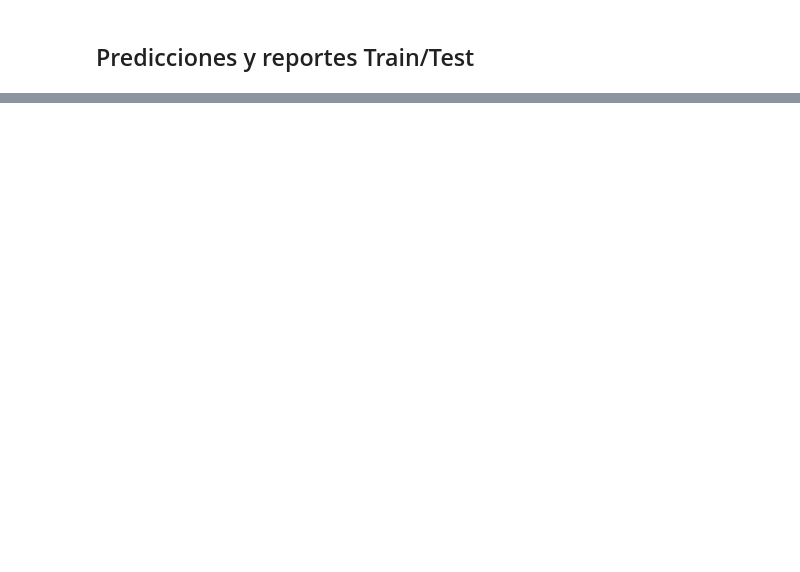
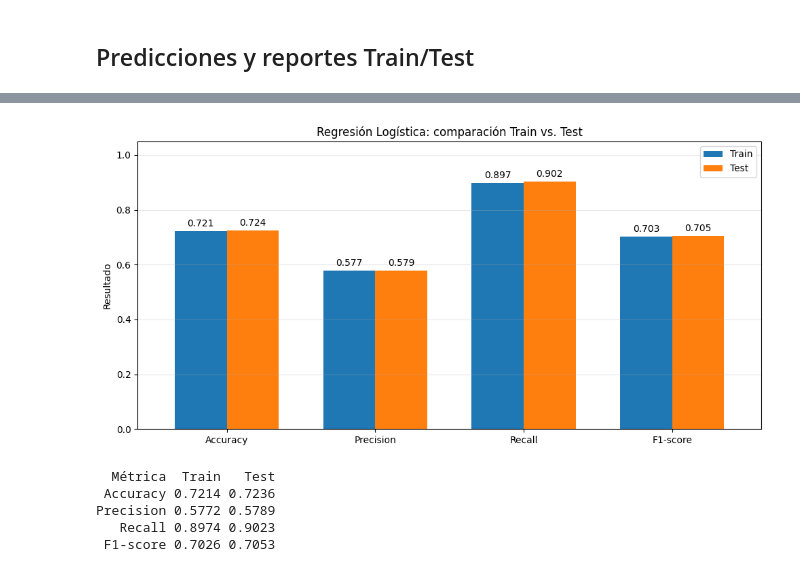
Before and after one commit to nachopedretti/diploup2026-TP2, a Jupyter notebook: notebooks/05_validacion.ipynb, the cells around one changed output, grey strips where cells are left out. Cells and saved outputs as stored; diff of their text form; code cells hidden in the pictures; blank space fills up the shorter version.

```diff
--- a/notebooks/05_validacion.ipynb
+++ b/notebooks/05_validacion.ipynb
@@ -23,11 +107,16 @@ print("Modelo:", modelo_final)
 # %%
 from sklearn.metrics import classification_report
 
-y_pred_train = modelo_final.predict(X_train)
-y_pred_test = modelo_final.predict(X_test)
+prob_train = modelo_final.predict_proba(X_train)[:, 1]
+y_pred_train = (prob_train >= umbral_final).astype(int)
+
+prob_test = modelo_final.predict_proba(X_test)[:, 1]
+y_pred_test = (prob_test >= umbral_final).astype(int)
 
 print("TRAIN")
 print(classification_report(y_train, y_pred_train))
+
 print("-" * 55)
+
 print("TEST")
 print(classification_report(y_test, y_pred_test))
@@ -42,0 +169,55 @@ Con la configuración actual se observaron aproximadamente **F1 (fumador) 0,72 e
+# %%
+import matplotlib.pyplot as plt
+import pandas as pd
+
+from sklearn.metrics import (
+    accuracy_score,
+    precision_score,
+    recall_score,
+    f1_score)
+
+# Calcular métricas de Train y Test
+metricas = pd.DataFrame({
+    "Métrica": ["Accuracy", "Precision", "Recall", "F1-score"],
+    "Train": [
+        accuracy_score(y_train, y_pred_train),
+        precision_score(y_train, y_pred_train),
+        recall_score(y_train, y_pred_train),
+        f1_score(y_train, y_pred_train)],
+    "Test": [
+        accuracy_score(y_test, y_pred_test),
+        precision_score(y_test, y_pred_test),
+        recall_score(y_test, y_pred_test),
+        f1_score(y_test, y_pred_test)]})
+
+# Graficar
+ax = metricas.set_index("Métrica").plot(
+    kind="bar",
+    figsize=(10, 5),
+    rot=0,
+    width=0.7
+)
+
+plt.title("Regresión Logística: comparación Train vs. Test")
+plt.xlabel("")
+plt.ylabel("Resultado")
+plt.ylim(0, 1.05)
+plt.grid(axis="y", alpha=0.3)
+plt.legend()
+
+# Mostrar valores sobre las barras
+for contenedor in ax.containers:
+    ax.bar_label(contenedor, fmt="%.3f", padding=3)
+
+plt.tight_layout()
+plt.show()
+
+# Mostrar tabla de resultados
+print(metricas.round(4).to_string(index=False))
+# %% [output]
+[figure, added]
+  Métrica  Train   Test
+ Accuracy 0.7214 0.7236
+Precision 0.5772 0.5789
+   Recall 0.8974 0.9023
+ F1-score 0.7026 0.7053
```
Also changed, not shown: parts of 19 cells of this notebook, 1 other file.
